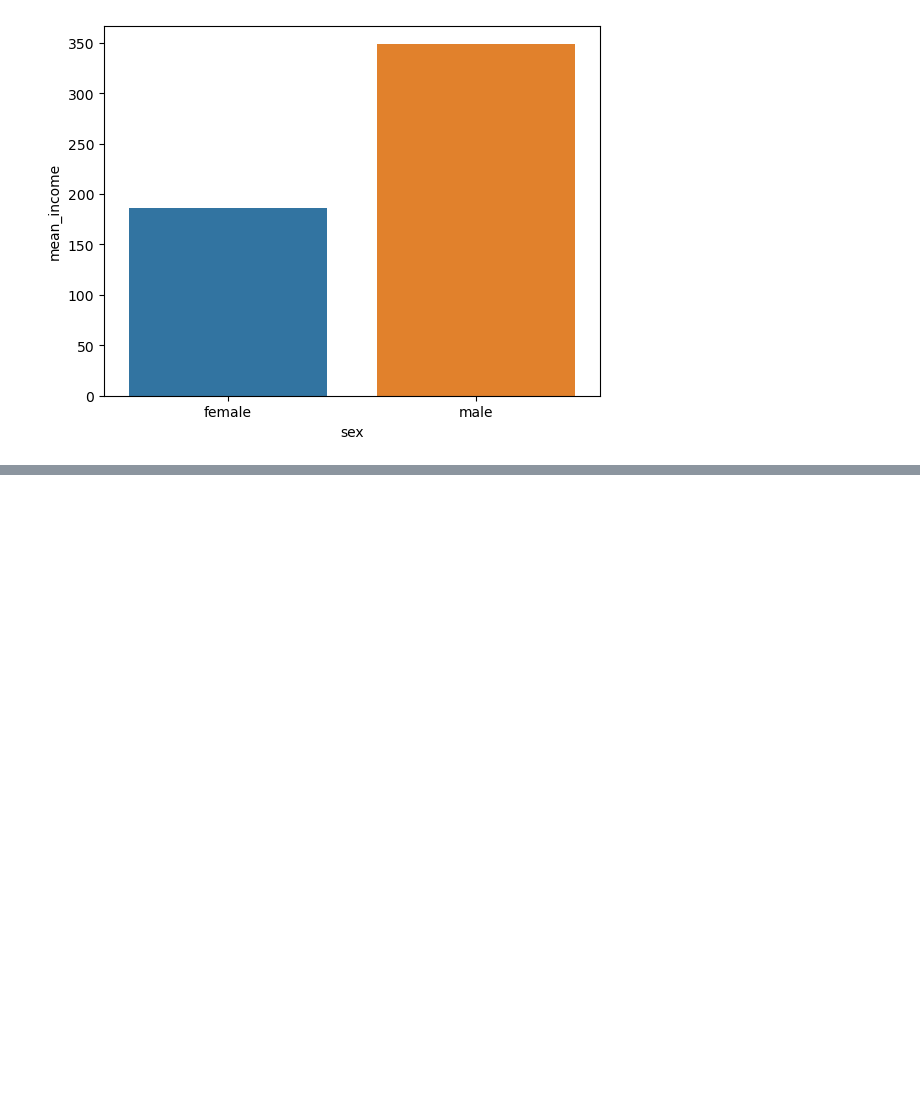
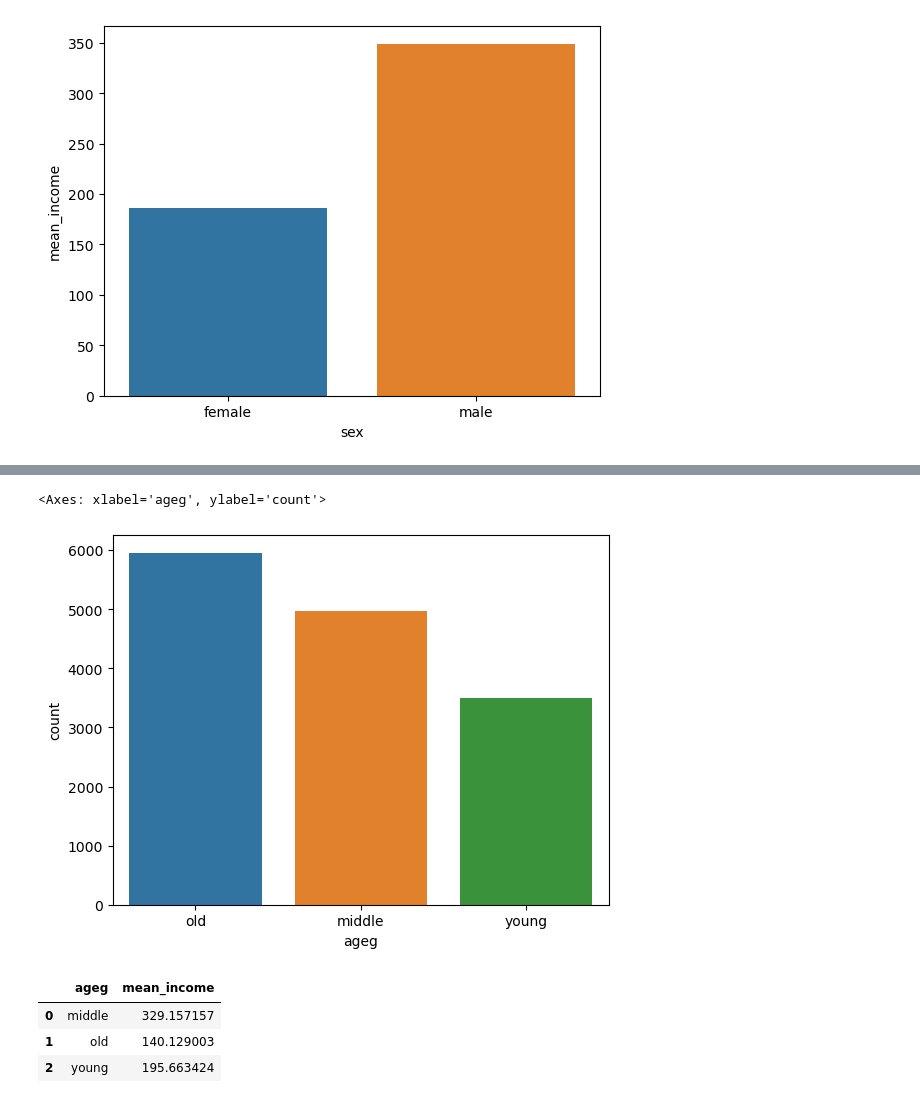
Before and after one commit to al0214/Hoseo, a Jupyter notebook: DataAnalysiIntroduction/ KoreaWelfarePanel.ipynb, the cells around one changed output, grey strips where cells are left out. Drawn from its saved outputs; the diff is of its cells as text; code cells hidden in the pictures; blank space fills up the shorter version.

```diff
--- a/DataAnalysiIntroduction/ KoreaWelfarePanel.ipynb
+++ b/DataAnalysiIntroduction/ KoreaWelfarePanel.ipynb
@@ -154,0 +233,3 @@ sns.barplot(data = sex_income, x='sex', y='mean_income')
+# %%
+welfare = welfare.assign(ageg = np.where(welfare['age'] < 30, 'young',
+                                         np.where(welfare['age'] <= 59, 'middle', 'old')))
@@ -154,0 +244,5 @@ sns.barplot(data = sex_income, x='sex', y='mean_income')
+# %%
+sns.countplot(data = welfare, x = 'ageg')
+# %% [output]
+<Axes: xlabel='ageg', ylabel='count'>
+[figure, added]
@@ -154,0 +251,7 @@ sns.barplot(data = sex_income, x='sex', y='mean_income')
+# %%
+ageg_income
+# %% [output]
+|  | ageg | mean_income |
+| 0 | middle | 329.157157 |
+| 1 | old | 140.129003 |
+| 2 | young | 195.663424 |
```
Also changed, not shown: parts of 18 cells of this notebook.
